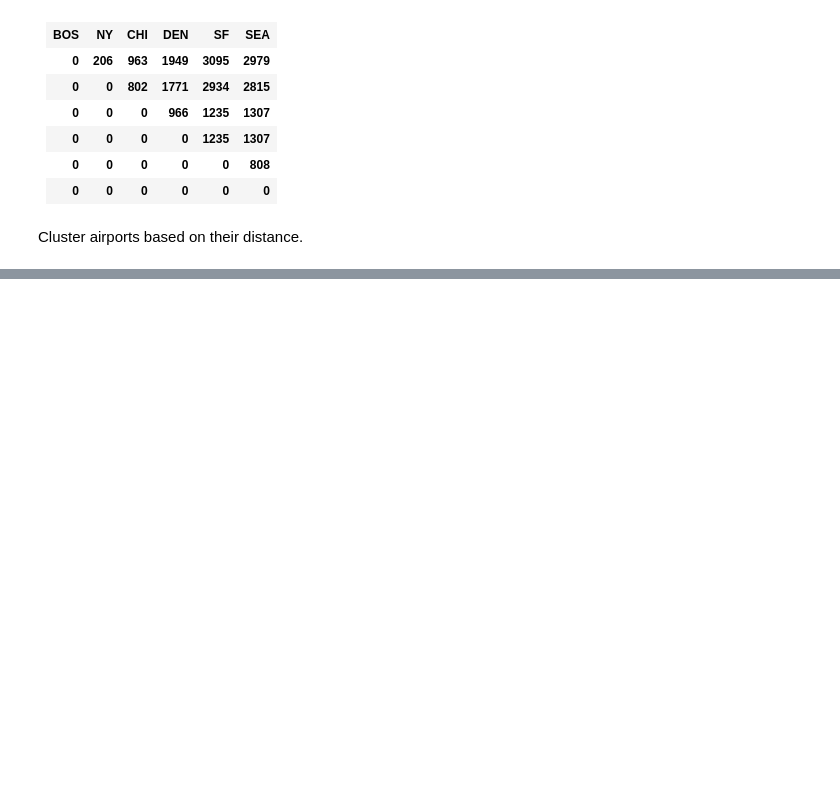
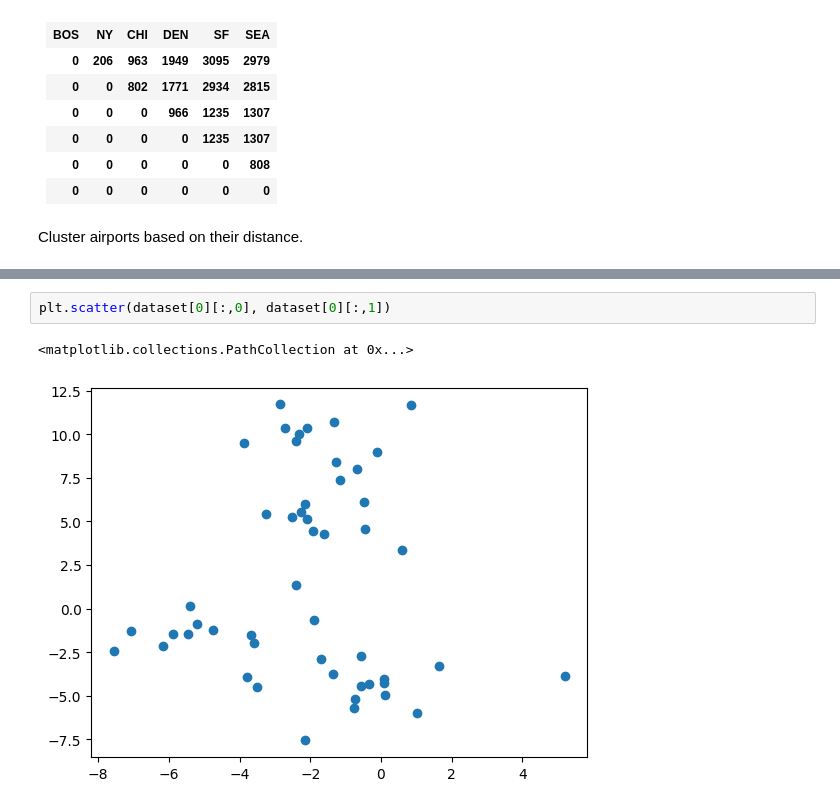
Before and after one commit to ndavido/Data_Analysis_Notes, a Jupyter notebook: clustering_early.ipynb, the cells around one changed output, grey strips where cells are left out. Saved outputs shown, nothing was run; the diff lists cells and outputs as text; blank space fills up the shorter version.

```diff
--- a/clustering_early.ipynb
+++ b/clustering_early.ipynb
@@ -86,0 +162,5 @@ Cluster airports based on their distance.
+# %%
+plt.scatter(dataset[0][:,0], dataset[0][:,1])
+# %% [output]
+<matplotlib.collections.PathCollection at 0x...>
+[figure, added]
```
Also changed, not shown: parts of 19 cells of this notebook.
